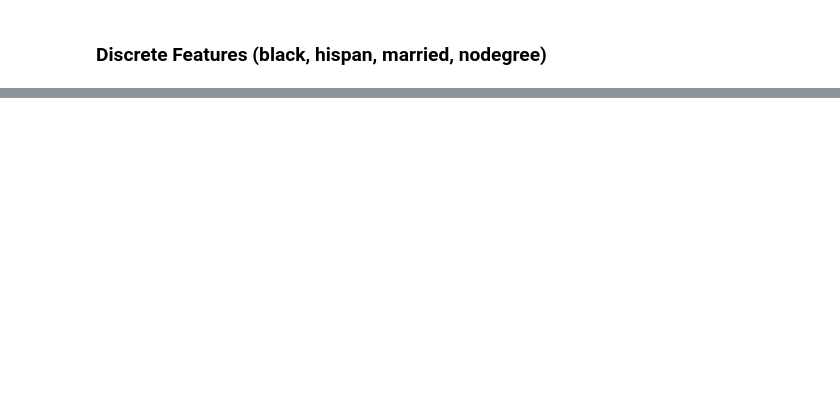
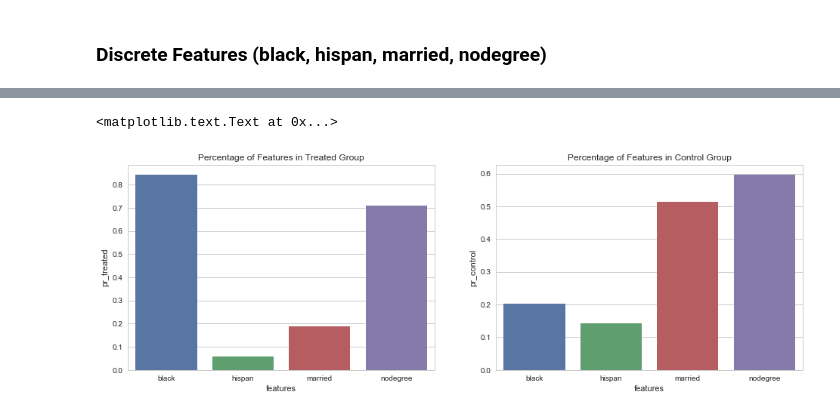
Before and after one commit to sanadhis/ADA-2017, a Jupyter notebook: 04 - Applied ML/Homework04.ipynb, the cells around one changed output, grey strips where cells are left out. Cells and saved outputs as stored; diff of their text form; code cells hidden in the pictures; blank space fills up the shorter version.

```diff
--- a/04 - Applied ML/Homework04.ipynb
+++ b/04 - Applied ML/Homework04.ipynb
@@ -169,6 +178,18 @@ df_black    = df_combined.loc[df_combined["black"]==1]
 df_hispan   = df_combined.loc[df_combined["hispan"]==1]
 df_married  = df_combined.loc[df_combined["married"]==1]
 df_nodegree = df_combined.loc[df_combined["nodegree"]==1]
+# %%
+n_black_treated    = df_black.loc[df_black["treat"]==1].shape[0]
+n_black_control    = df_black.loc[df_black["treat"]==0].shape[0]
+
+n_hispan_treated   = df_hispan.loc[df_hispan["treat"]==1].shape[0]
+n_hispan_control   = df_hispan.loc[df_hispan["treat"]==0].shape[0]
+
+n_married_treated  = df_married.loc[df_married["treat"]==1].shape[0]
+n_married_control  = df_married.loc[df_married["treat"]==0].shape[0]
+
+n_nodegree_treated = df_nodegree.loc[df_nodegree["treat"]==1].shape[0]
+n_nodegree_control = df_nodegree.loc[df_nodegree["treat"]==0].shape[0]
 # %%
 fig, ([ax1, ax2], [ax3, ax4]) = plt.subplots(nrows=2, ncols=2)
 fig.set_size_inches(16, 10)
@@ -188,0 +231,21 @@ ax4.set_title("N of Nodegree (Blue=control, Green=Treated)")
+# %%
+pr_black_treated    = n_black_treated / n_treated
+pr_black_control    = n_black_control / n_control
+
+pr_hispan_treated   = n_hispan_treated / n_treated
+pr_hispan_control   = n_hispan_control / n_control
+
+pr_married_treated  = n_married_treated / n_treated
+pr_married_control  = n_married_control / n_control
+
+pr_nodegree_treated = n_nodegree_treated / n_treated
+pr_nodegree_control = n_nodegree_control / n_control
+# %%
+data = {
+        'features':['black','hispan','married','nodegree'],
+        'pr_treated':[pr_black_treated, pr_hispan_treated, pr_married_treated, pr_nodegree_treated],
+        'pr_control':[pr_black_control, pr_hispan_control, pr_married_control, pr_nodegree_control]
+       }
+
+df_temp = (pd.DataFrame(data, columns = ['features', 'pr_treated', 'pr_control']))
+df_temp
@@ -188,0 +258,11 @@ ax4.set_title("N of Nodegree (Blue=control, Green=Treated)")
+# %%
+fig, ([ax1, ax2]) = plt.subplots(nrows=1, ncols=2)
+fig.set_size_inches(16, 5)
+ax1 = sns.barplot(x="features", y="pr_treated", ax=ax1, data=df_temp)
+ax1.set_title("Percentage of Features in Treated Group")
+
+ax2 = sns.barplot(x="features", y="pr_control", ax=ax2, data=df_temp)
+ax2.set_title("Percentage of Features in Control Group")
+# %% [output]
+<matplotlib.text.Text at 0x...>
+[figure, added]
```
Also changed, not shown: parts of 6 cells of this notebook.
